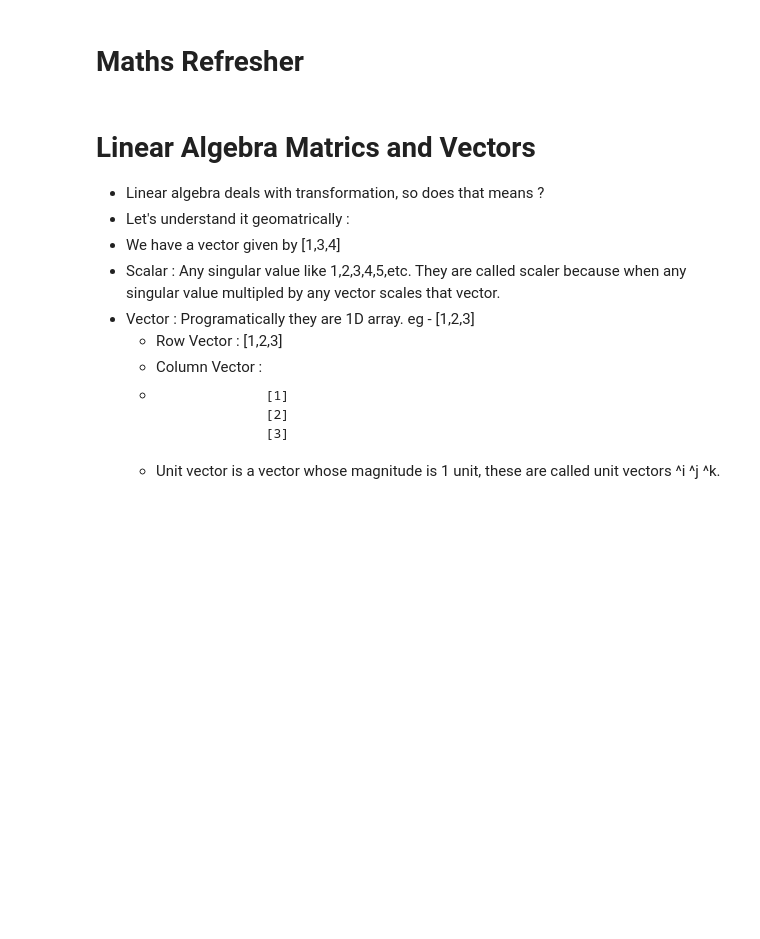
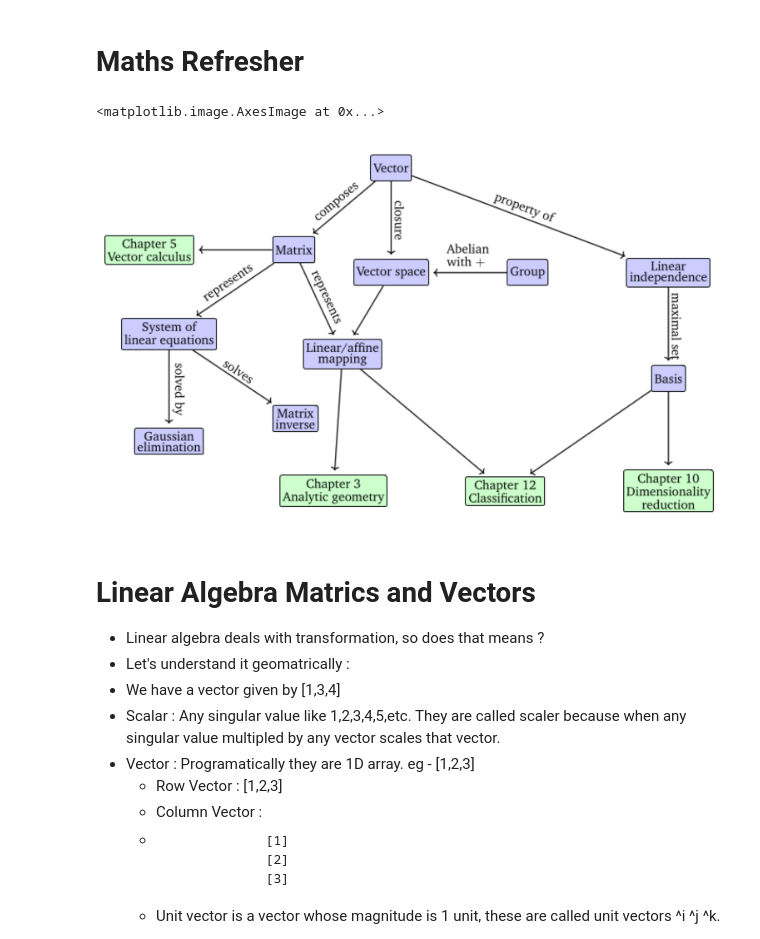
Before and after one commit to Anujverma89/90daysml, a Jupyter notebook: Day1.ipynb, the cells around one changed output. Drawn from its saved outputs; the diff is of its cells as text; code cells hidden in the pictures; blank space fills up the shorter version.

```diff
--- a/Day1.ipynb
+++ b/Day1.ipynb
@@ -1,5 +1,19 @@
 # %% [markdown]
 # **Maths Refresher**
+# %%
+# Use and flow of maths
+import matplotlib.pyplot as plt
+from PIL import Image
+import numpy as np
+
+img = Image.open("./matrix_maths.png")
+imagearray = np.array(img)
+plt.figure(figsize=(20,12))
+plt.axis("off")
+plt.imshow(imagearray)
+# %% [output]
+<matplotlib.image.AxesImage at 0x...>
+[figure, added]
 # %% [markdown]
 # Linear Algebra **Matrics and Vectors**
 * Linear algebra deals with transformation, so does that means ?
```
Also changed, not shown: parts of 3 cells of this notebook, 4 other files.
